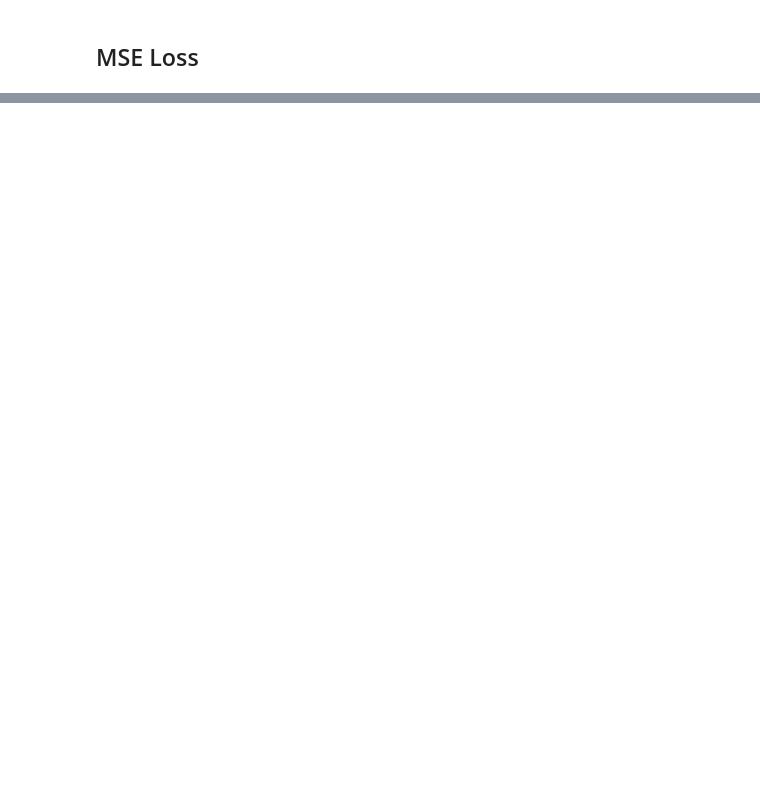
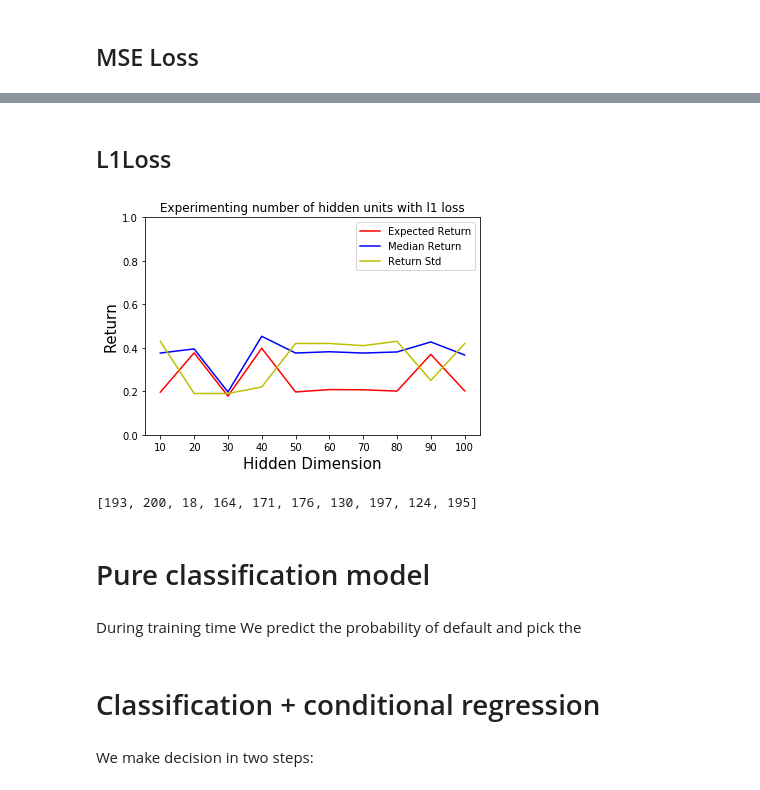
Before and after one commit to tomahawklin/LoanPrediction, a Jupyter notebook: src/LoanAnalysis.ipynb, the cells around one changed output, grey strips where cells are left out. Drawn from its saved outputs; the diff is of its cells as text; code cells hidden in the pictures; blank space fills up the shorter version.

```diff
--- a/src/LoanAnalysis.ipynb
+++ b/src/LoanAnalysis.ipynb
@@ -171,0 +155,44 @@ fig.savefig('mpr.jpg')
+# %% [markdown]
+## L1Loss
+# %%
+f = open('output/l1.out', 'r')
+exp_ret = []
+med_ret = []
+std_ret = []
+epoch = []
+for line in f:
+    if 'Best' in line:
+        line = line.split()
+        exp_ret.append(float(line[3][:-1]))
+        med_ret.append(float(line[5][:-1]))
+        std_ret.append(float(line[7][:-1]))
+        epoch.append(int(line[10][:-1]))
+f.close()
+x_ticks = list(range(10))
+x_value = [10, 20, 30, 40, 50, 60, 70, 80, 90, 100]
+fig = plt.figure()
+plt.plot(x_ticks, exp_ret, label='Expected Return', color = 'r')
+plt.plot(x_ticks, med_ret, label='Median Return', color = 'b')
+plt.plot(x_ticks, std_ret, label='Return Std', color = 'y')
+plt.xlabel('Hidden Dimension', fontsize=15)
+plt.ylabel('Return', fontsize=15)
+plt.xticks(x_ticks, x_value)
+plt.legend(loc='best')
+plt.title('Experimenting number of hidden units with l1 loss')
+plt.ylim([0,1])
+plt.show()
+#fig.savefig('l1.jpg')
+# %% [output]
+[figure, added]
+# %%
+epoch
+# %% [output]
+[193, 200, 18, 164, 171, 176, 130, 197, 124, 195]
+# %% [markdown]
+# Pure classification model
+# %% [markdown]
+During training time We predict the probability of default and pick the
+# %% [markdown]
+# Classification + conditional regression
+# %% [markdown]
+We make decision in two steps:
```
Also changed, not shown: parts of 19 cells of this notebook, 3 other files.
